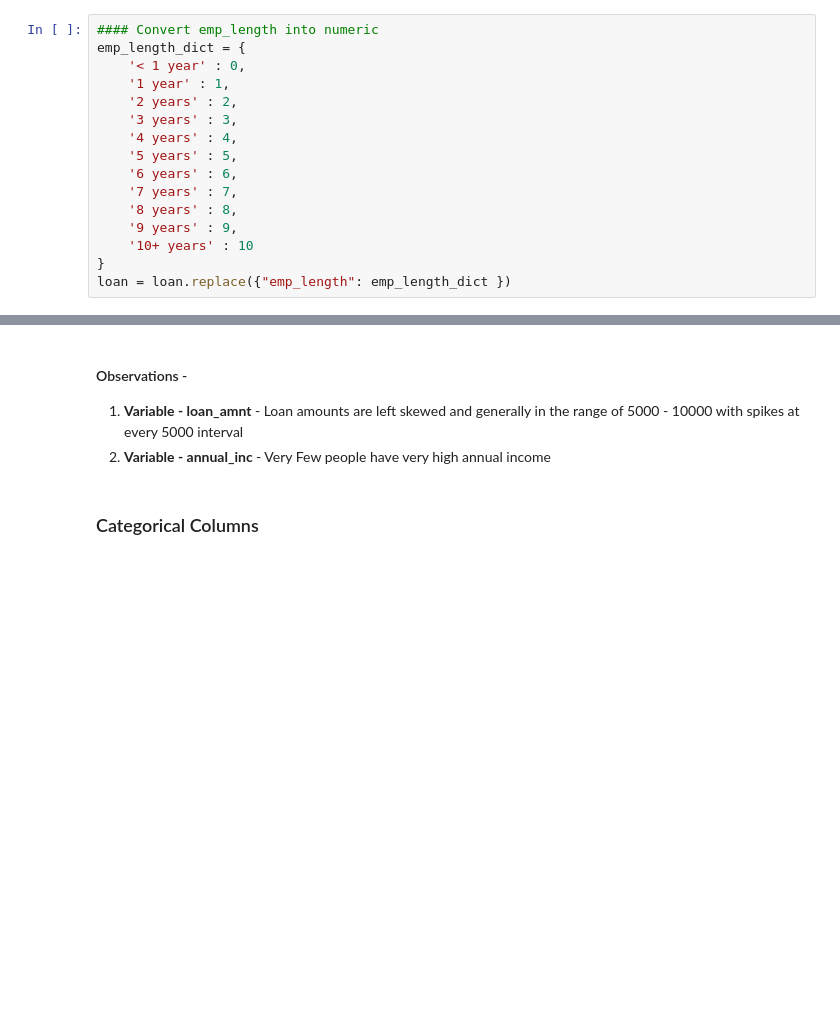
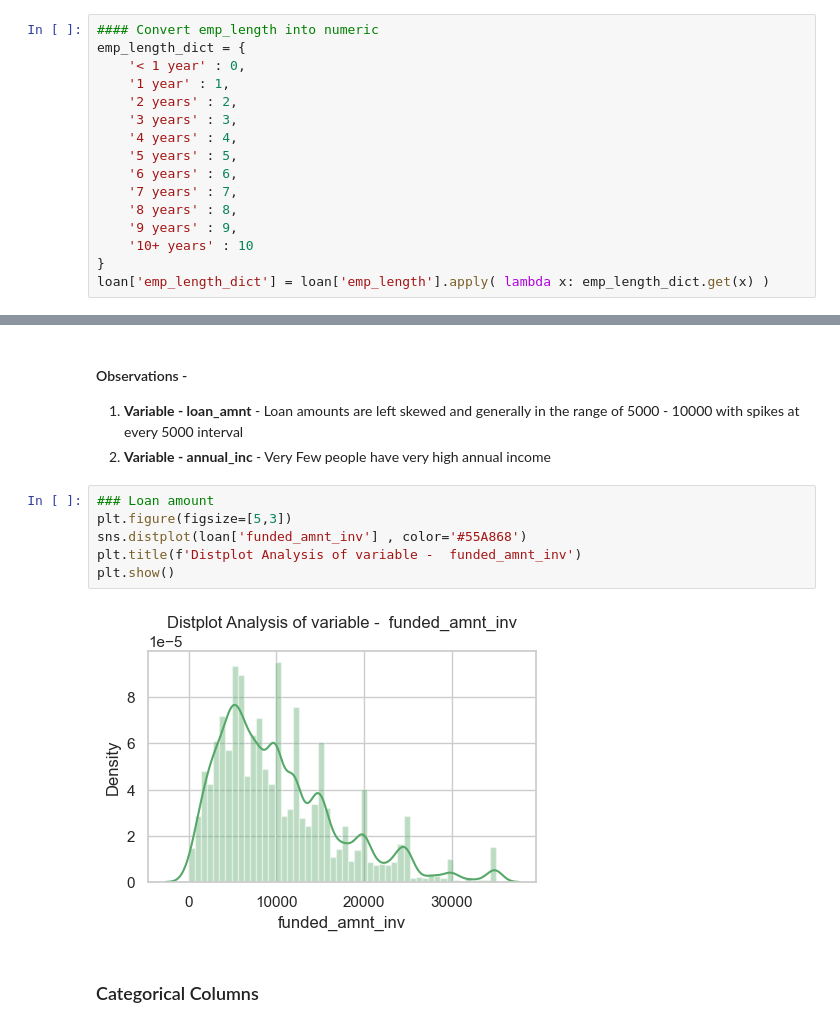
Before and after one commit to arnabberawork/LendingClubCaseStudy, a Jupyter notebook: Lending_Club_Case_Study.ipynb, the cells around one changed output, grey strips where cells are left out. Cells and saved outputs as stored; diff of their text form; blank space fills up the shorter version.

Commit message:
updated univariate bivariate multivariate analysis

```diff
--- a/Lending_Club_Case_Study.ipynb
+++ b/Lending_Club_Case_Study.ipynb
@@ -424,4 +424,4 @@ emp_length_dict = {
     '9 years' : 9,
     '10+ years' : 10
 }
-loan = loan.replace({"emp_length": emp_length_dict })
+loan['emp_length_dict'] = loan['emp_length'].apply( lambda x: emp_length_dict.get(x) )
@@ -550,6 +559,14 @@ plt.show()
 #### Observations -
 1. <b> Variable - loan_amnt </b> - Loan amounts are left skewed and generally in the range of 5000 - 10000 with spikes at every 5000 interval
 2. <b> Variable - annual_inc </b> - Very Few people have very high annual income
+# %%
+### Loan amount
+plt.figure(figsize=[5,3])
+sns.distplot(loan['funded_amnt_inv'] , color='#55A868')
+plt.title(f'Distplot Analysis of variable -  funded_amnt_inv')
+plt.show()
+# %% [output]
+[figure, added]
 # %% [markdown]
 ### Categorical Columns
 # %%
```
Also changed, not shown: parts of 15 cells of this notebook.
